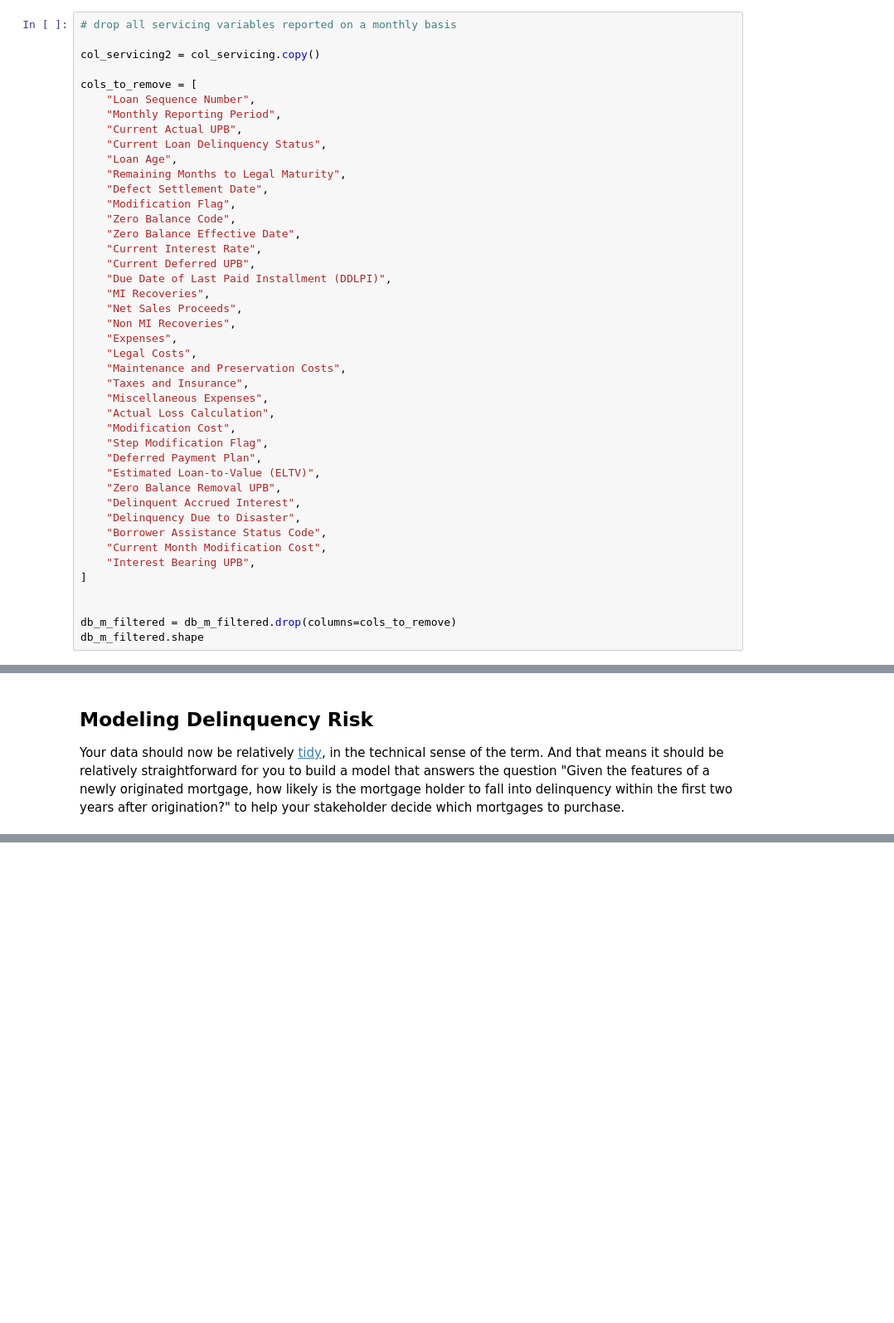
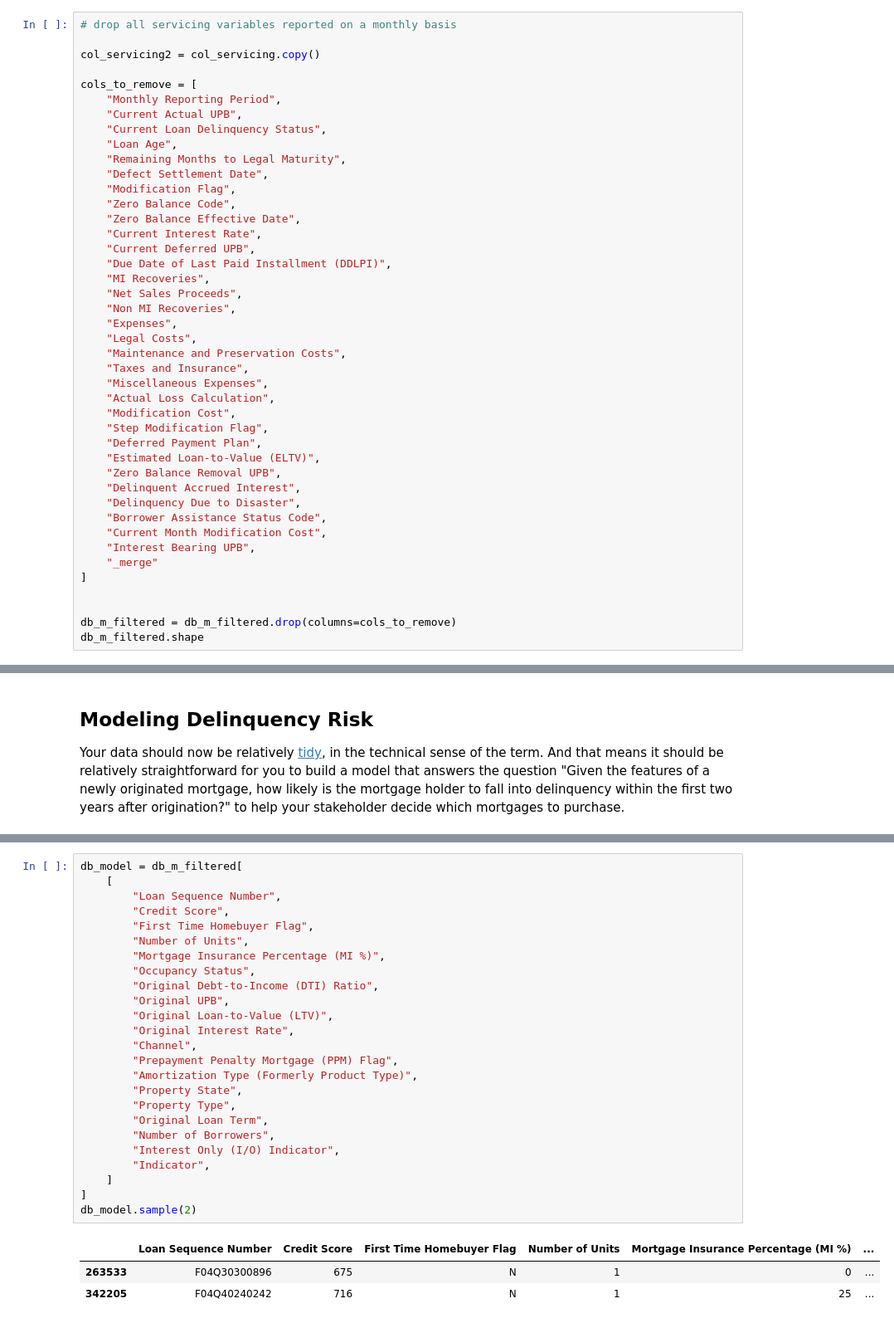
Before and after one commit to cathylyirang/IDS_701_UDS, a Jupyter notebook: exercise_passive_prediction.ipynb, the cells around one changed output, grey strips where cells are left out. Shown: that part at 83% size. Cells and saved outputs as stored; diff of their text form; blank space fills up the shorter version.

````diff
--- a/exercise_passive_prediction.ipynb
+++ b/exercise_passive_prediction.ipynb
@@ -291,7 +291,6 @@ ex7_share_delinquent = db_m_filtered[db_m_filtered["Indicator"] == 1].shape[0] /
 col_servicing2 = col_servicing.copy()
 
 cols_to_remove = [
-    "Loan Sequence Number",
     "Monthly Reporting Period",
     "Current Actual UPB",
     "Current Loan Delinquency Status",
@@ -323,6 +322,7 @@ cols_to_remove = [
     "Borrower Assistance Status Code",
     "Current Month Modification Cost",
     "Interest Bearing UPB",
+    "_merge"
 ]
 
 
@@ -375,3 +375,32 @@ Interest Only (I/O) Indicator
 ```
 
 Be sure to clean these variables. When doing so, please treat missing data as missing (e.g., `np.nan`, not as a distinct category). You will probably want to consult the documentation on the data for guidance on missing values.
+# %%
+db_model = db_m_filtered[
+    [
+        "Loan Sequence Number",
+        "Credit Score",
+        "First Time Homebuyer Flag",
+        "Number of Units",
+        "Mortgage Insurance Percentage (MI %)",
+        "Occupancy Status",
+        "Original Debt-to-Income (DTI) Ratio",
+        "Original UPB",
+        "Original Loan-to-Value (LTV)",
+        "Original Interest Rate",
+        "Channel",
+        "Prepayment Penalty Mortgage (PPM) Flag",
+        "Amortization Type (Formerly Product Type)",
+        "Property State",
+        "Property Type",
+        "Original Loan Term",
+        "Number of Borrowers",
+        "Interest Only (I/O) Indicator",
+        "Indicator",
+    ]
+]
+db_model.sample(2)
+# %% [output]
+|  | Loan Sequence Number | Credit Score | First Time Homebuyer Flag | Number of Units | Mortgage Insurance Percentage (MI %) | ... |
+| 263533 | F04Q30300896 | 675 | N | 1 | 0 | ... |
+| 342205 | F04Q40240242 | 716 | N | 1 | 25 | ... |
````
Also changed, not shown: parts of 10 cells of this notebook.
